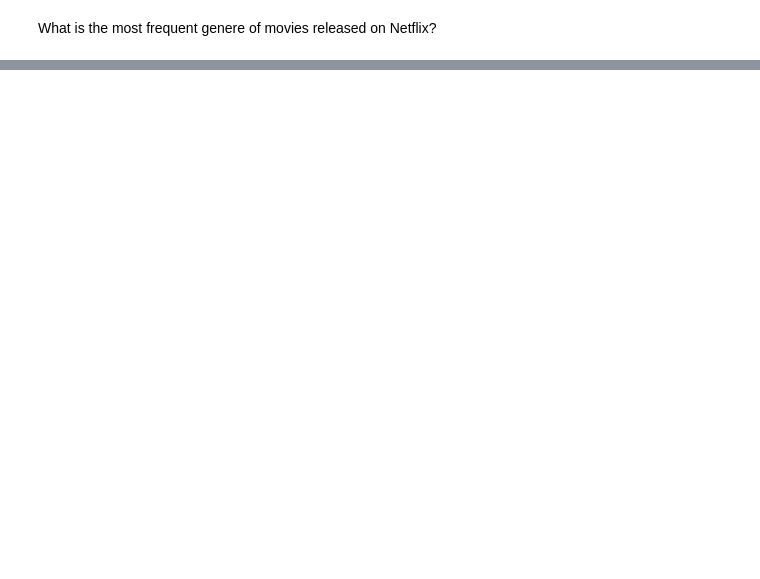
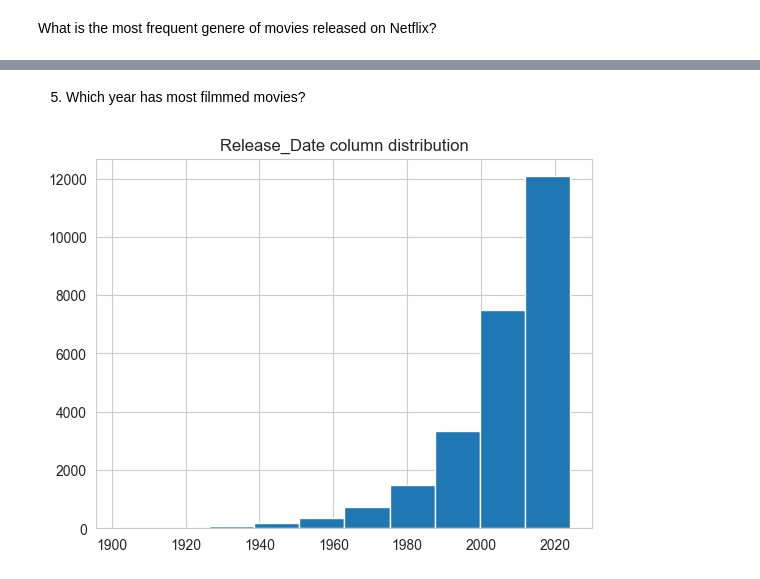
Before and after one commit to bhavikbagul/EDA, a Jupyter notebook: eda-netflixdb.ipynb, the cells around one changed output, grey strips where cells are left out. Cells and saved outputs as stored; diff of their text form; code cells hidden in the pictures; blank space fills up the shorter version.

```diff
--- a/eda-netflixdb.ipynb
+++ b/eda-netflixdb.ipynb
@@ -100,0 +236,8 @@ What is the most frequent genere of movies released on Netflix?
+# %% [markdown]
+5. Which year has most filmmed movies?
+# %%
+df['Release_Date'].hist()
+plt.title("Release_Date column distribution")
+plt.show()
+# %% [output]
+[figure, added]
```
Also changed, not shown: parts of 19 cells of this notebook.
